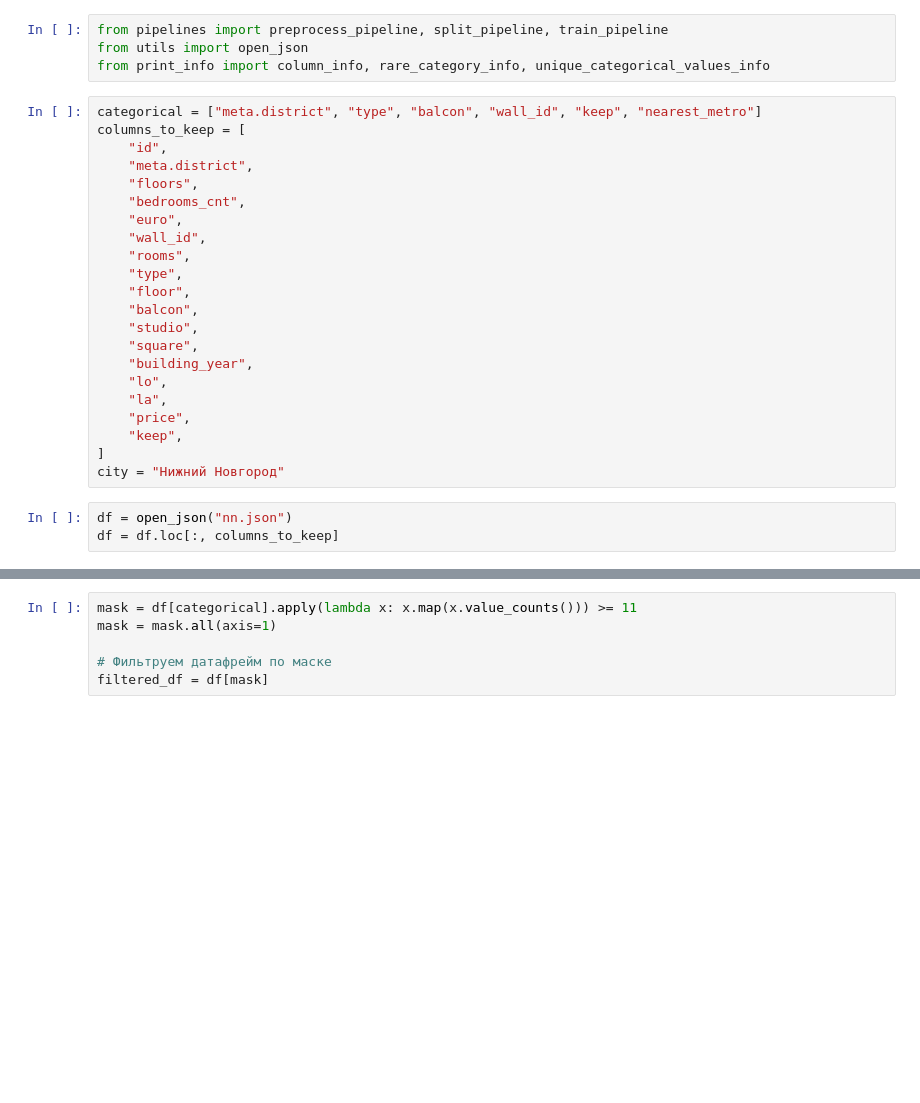
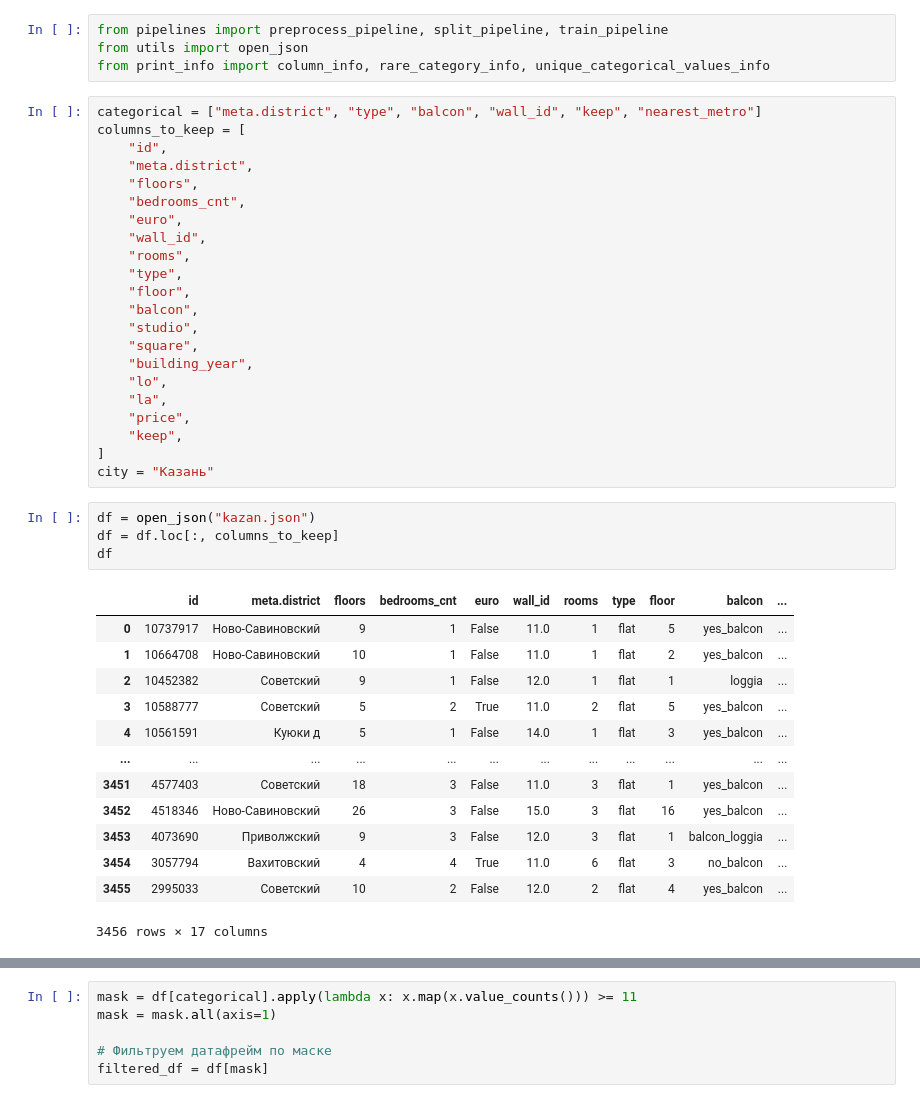
Before and after one commit to POST-MLrony/RealtyOracle, a Jupyter notebook: test_pipeline.ipynb, the cells around one changed output, grey strips where cells are left out. Cells and saved outputs as stored; diff of their text form; blank space fills up the shorter version.

```diff
--- a/test_pipeline.ipynb
+++ b/test_pipeline.ipynb
@@ -23,10 +23,25 @@ columns_to_keep = [
     "price",
     "keep",
 ]
-city = "Нижний Новгород"
+city = "Казань"
 # %%
-df = open_json("nn.json")
+df = open_json("kazan.json")
 df = df.loc[:, columns_to_keep]
+df
+# %% [output]
+|  | id | meta.district | floors | bedrooms_cnt | euro | wall_id | rooms | type | floor | balcon | ... |
+| 0 | 10737917 | Ново-Савиновский | 9 | 1 | False | 11.0 | 1 | flat | 5 | yes_balcon | ... |
+| 1 | 10664708 | Ново-Савиновский | 10 | 1 | False | 11.0 | 1 | flat | 2 | yes_balcon | ... |
+| 2 | 10452382 | Советский | 9 | 1 | False | 12.0 | 1 | flat | 1 | loggia | ... |
+| 3 | 10588777 | Советский | 5 | 2 | True | 11.0 | 2 | flat | 5 | yes_balcon | ... |
+| 4 | 10561591 | Куюки д | 5 | 1 | False | 14.0 | 1 | flat | 3 | yes_balcon | ... |
+| ... | ... | ... | ... | ... | ... | ... | ... | ... | ... | ... | ... |
+| 3451 | 4577403 | Советский | 18 | 3 | False | 11.0 | 3 | flat | 1 | yes_balcon | ... |
+| 3452 | 4518346 | Ново-Савиновский | 26 | 3 | False | 15.0 | 3 | flat | 16 | yes_balcon | ... |
+| 3453 | 4073690 | Приволжский | 9 | 3 | False | 12.0 | 3 | flat | 1 | balcon_loggia | ... |
+| 3454 | 3057794 | Вахитовский | 4 | 4 | True | 11.0 | 6 | flat | 3 | no_balcon | ... |
+| 3455 | 2995033 | Советский | 10 | 2 | False | 12.0 | 2 | flat | 4 | yes_balcon | ... |
+3456 rows × 17 columns
 # %%
 df = preprocess_pipeline(df, city, categorical, need_quantiles_trim = True, need_isolation_trim = True)
 df
```
Also changed, not shown: parts of 11 cells of this notebook, 19 other files.
